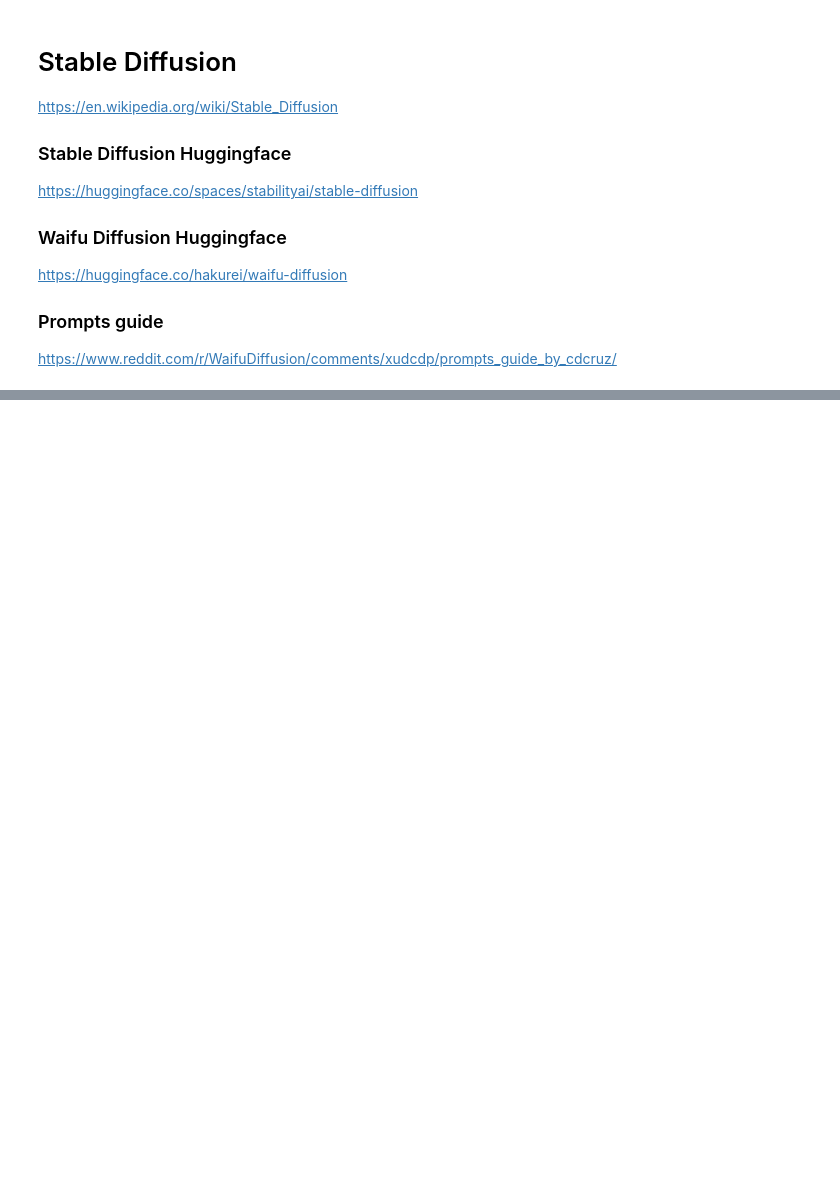
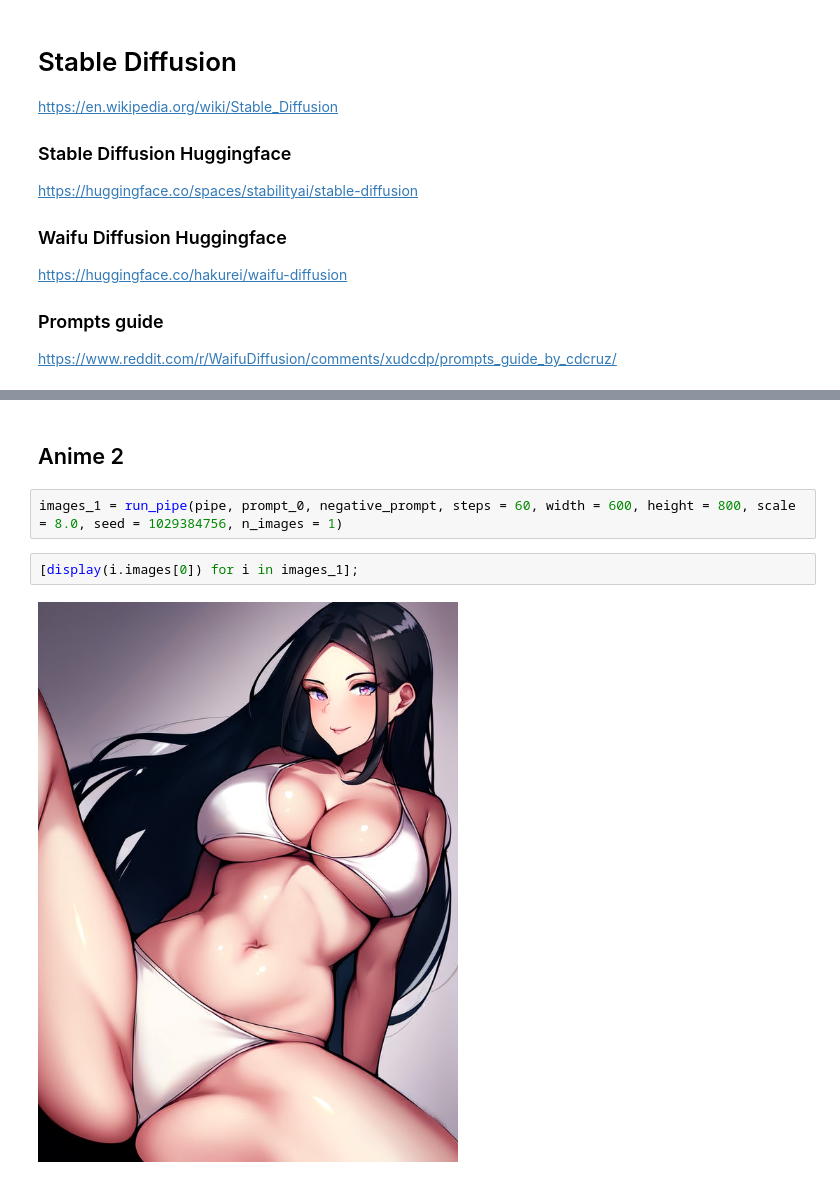
Before and after one commit to natsunoyuki/Data_Science, a Jupyter notebook: Stable Diffusion.ipynb, the cells around one changed output, grey strips where cells are left out. Drawn from its saved outputs; the diff is of its cells as text; blank space fills up the shorter version.

```diff
--- a/Stable Diffusion.ipynb
+++ b/Stable Diffusion.ipynb
@@ -90,0 +134,8 @@ for i in range(len(images_4)):
+# %% [markdown]
+## Anime 2
+# %%
+images_1 = run_pipe(pipe, prompt_0, negative_prompt, steps = 60, width = 600, height = 800, scale = 8.0, seed = 1029384756, n_images = 1)
+# %%
+[display(i.images[0]) for i in images_1];
+# %% [output]
+[figure, added]
```
Also changed, not shown: parts of 22 cells of this notebook.
